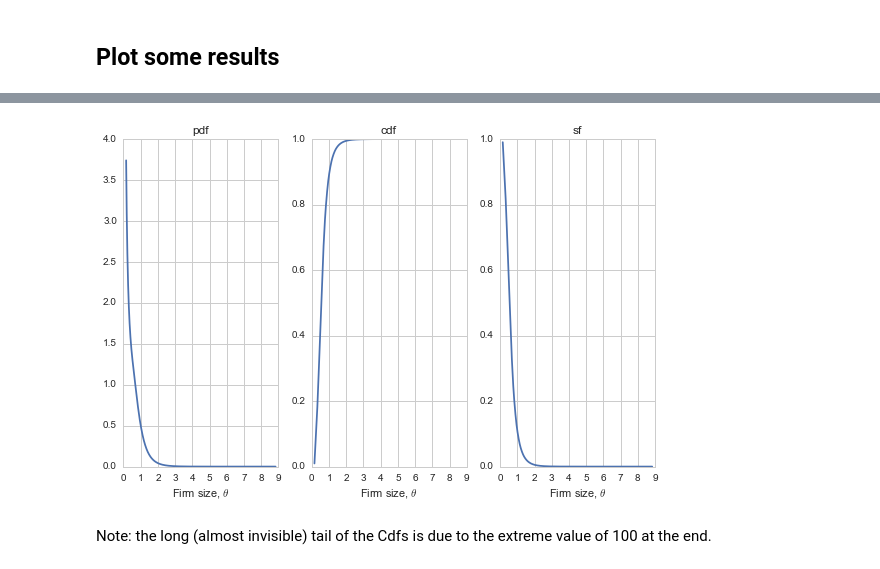
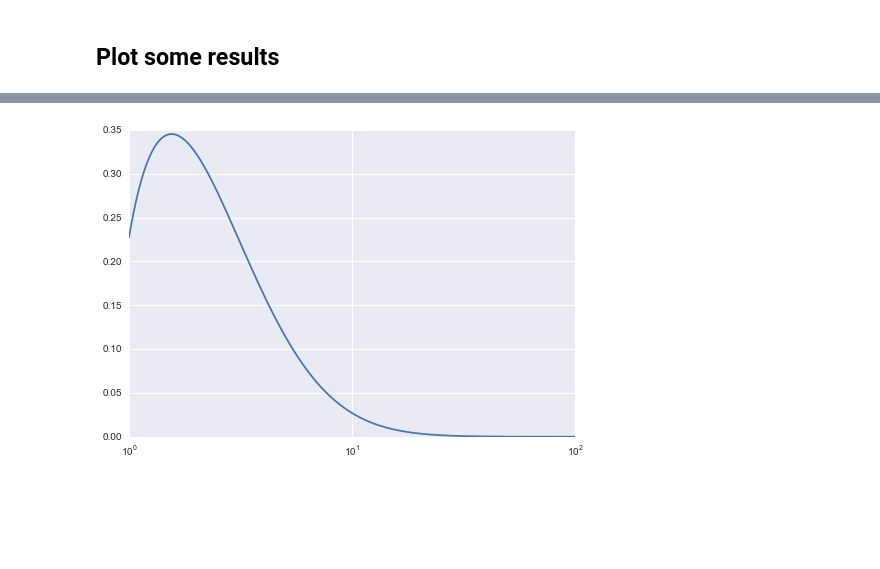
Before and after one commit to davidrpugh/assortative-matching, a Jupyter notebook: examples/positive-assortative-matching.ipynb, the cells around one changed output, grey strips where cells are left out. Saved outputs shown, nothing was run; the diff lists cells and outputs as text; code cells hidden in the pictures; blank space fills up the shorter version.

```diff
--- a/examples/positive-assortative-matching.ipynb
+++ b/examples/positive-assortative-matching.ipynb
@@ -103,7 +102,7 @@ True
 # %%
 viz = pycollocation.Visualizer(solver)
 # %%
-viz.interpolation_knots = np.logspace(-1, 2, 1000)
+viz.interpolation_knots = np.logspace(0, 2, 1000)
 viz.residuals.plot()
 plt.show()
 # %% [output]
@@ -131,8 +123,0 @@ Say there are 100 workers with ability $x_i$, and their associated firm size $\t
-# %%
-# philipp's trick in 3 lines...
-sorted_data = viz.solution.sort('theta', ascending=True, inplace=False)
-theta_pdf = workers.evaluate_pdf(sorted_data.index.values) / sorted_data.theta
-theta_cdf = theta_pdf.cumsum() / theta_pdf.sum()
-
-#...survival function is also useful
-theta_sf = 1 - theta_cdf
@@ -148,20 +124,5 @@ def empirical_sf(series):
-# %%
-fig, axes = plt.subplots(1, 3)
-axes[0].plot(tmp.theta, theta_pdf)
-axes[0].set_xlabel(r'Firm size, $\theta$')
-axes[0].set_title(r'pdf')
-
-axes[1].plot(tmp.theta, theta_cdf)
-axes[1].set_title(r'cdf')
-axes[1].set_xlabel(r'Firm size, $\theta$')
-
-axes[2].plot(tmp.theta, theta_sf)
-axes[2].set_title(r'sf')
-axes[2].set_xlabel(r'Firm size, $\theta$')
-
-plt.tight_layout()
-plt.show()
-# %% [output]
-[figure, removed]
-# %% [markdown]
-Note: the long (almost invisible) tail of the Cdfs is due to the extreme value of 100 at the end.
+# %%
+(viz.solution.theta * workers.evaluate_pdf(viz.solution.index.values)).plot(logx=True)
+plt.show()
+# %% [output]
+[figure, added]
```
Also changed, not shown: parts of 16 cells of this notebook.
